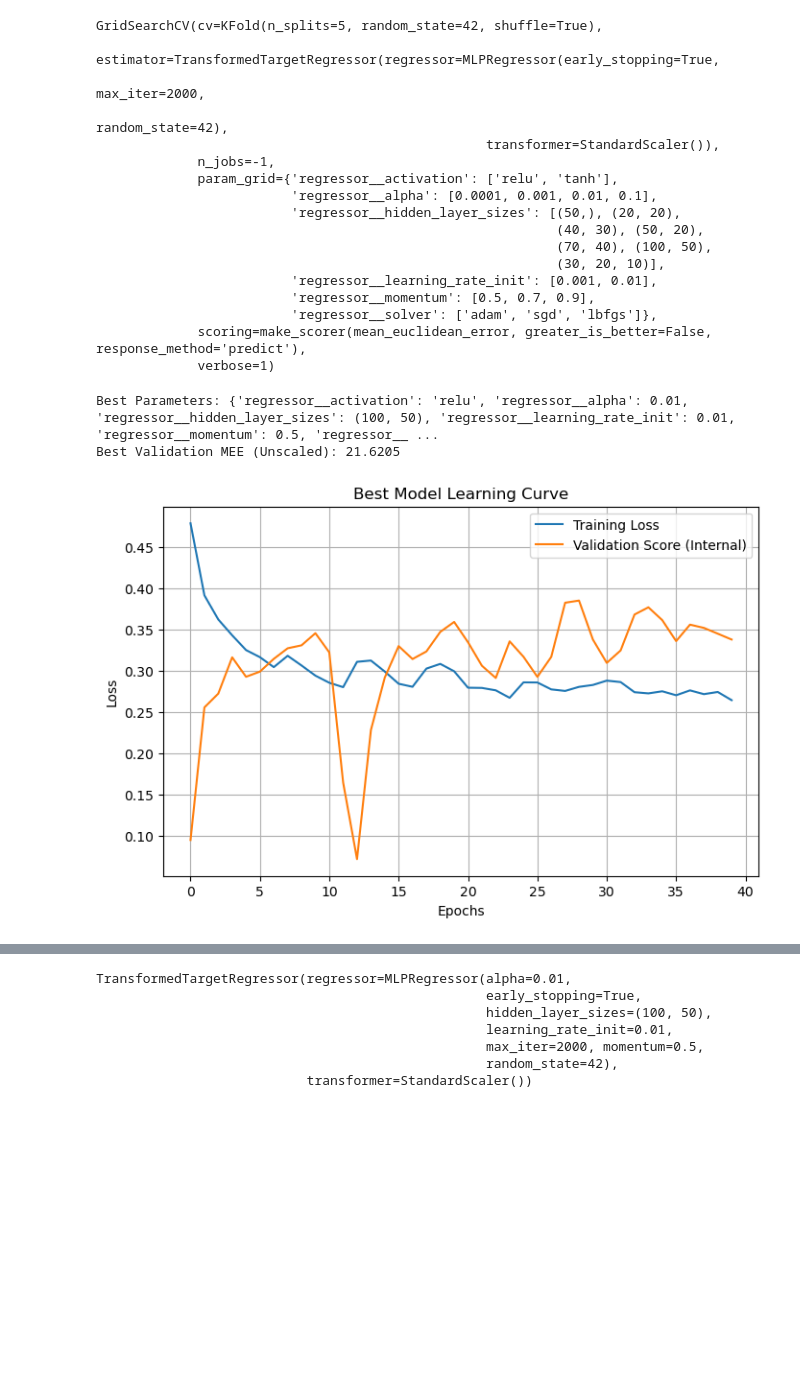
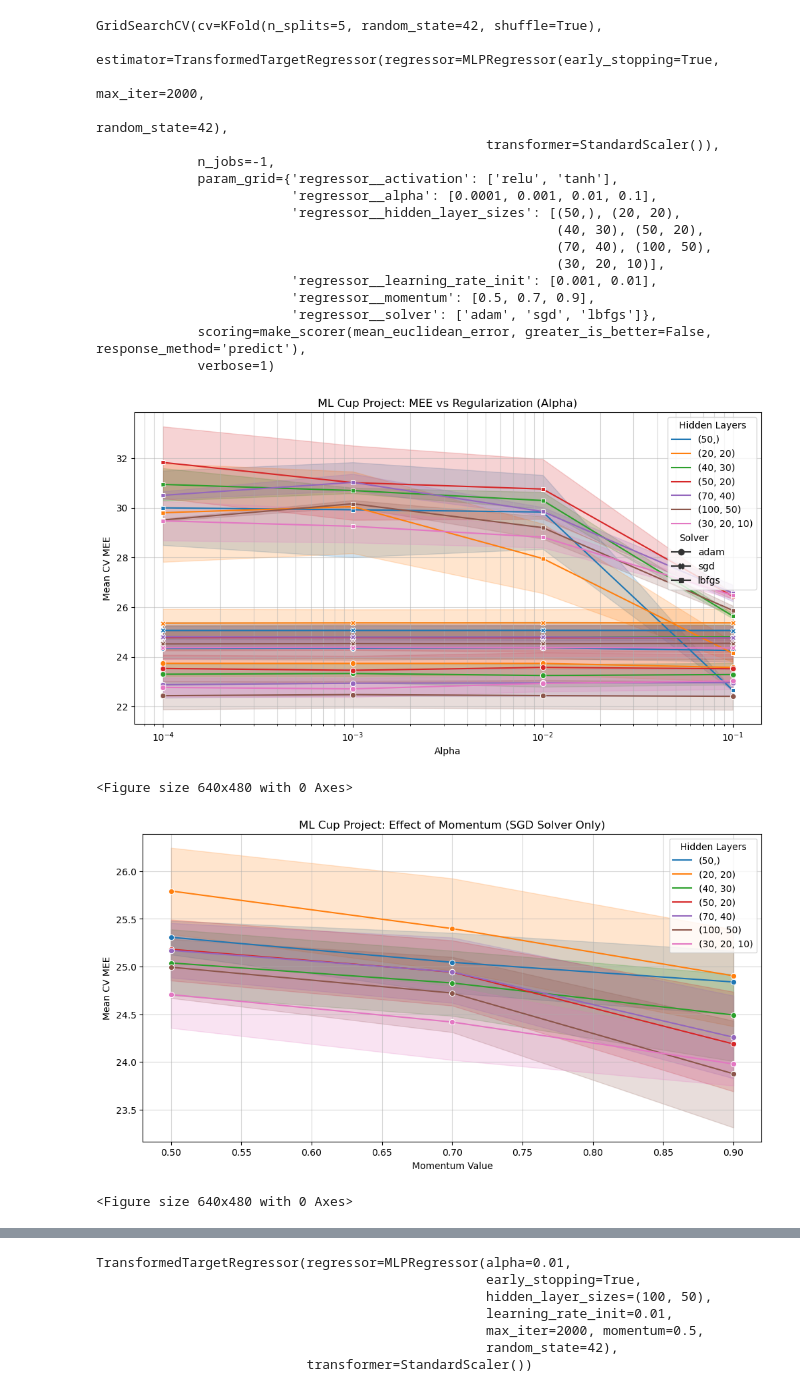
Before and after one commit to abderrahmane-salmi/UNIPI-Machine-Learning-Project, a Jupyter notebook: src/nn/nn-2.ipynb, the cells around one changed output, grey strips where cells are left out. Saved outputs shown, nothing was run; the diff lists cells and outputs as text; code cells hidden in the pictures; blank space fills up the shorter version.

Commit message:
correcting learning curve & adding other plots

```diff
--- a/src/nn/nn-2.ipynb
+++ b/src/nn/nn-2.ipynb
@@ -110,27 +246,11 @@ GridSearchCV(cv=KFold(n_splits=5, random_state=42, shuffle=True),
                          'regressor__solver': ['adam', 'sgd', 'lbfgs']},
              scoring=make_scorer(mean_euclidean_error, greater_is_better=False, response_method='predict'),
              verbose=1)
-# %%
-print(f"\nBest Parameters: {grid_search.best_params_}")
-# Negate score because we used greater_is_better=False
-print(f"Best Validation MEE (Unscaled): {-grid_search.best_score_:.4f}")
-
-# Extract best model (the inner regressor)
-best_model_wrapper = grid_search.best_estimator_
-best_mlp = best_model_wrapper.regressor_
-
-# PLOT LEARNING CURVE (Required for Report)
-plt.figure(figsize=(8, 5))
-plt.plot(best_mlp.loss_curve_, label='Training Loss')
-if best_mlp.validation_scores_:
-    plt.plot(best_mlp.validation_scores_, label='Validation Score (Internal)')
-plt.title('Best Model Learning Curve')
-plt.xlabel('Epochs')
-plt.ylabel('Loss')
-plt.legend()
-plt.grid(True)
-plt.show()
-# %% [output]
-Best Parameters: {'regressor__activation': 'relu', 'regressor__alpha': 0.01, 'regressor__hidden_layer_sizes': (100, 50), 'regressor__learning_rate_init': 0.01, 'regressor__momentum': 0.5, 'regressor__ ...
-Best Validation MEE (Unscaled): 21.6205
-[figure, removed]
+# %%
+results_mlcup = pd.DataFrame(grid_search.cv_results_)
+visualize_results(results_mlcup, "ML Cup Project")
+# %% [output]
+[figure, added]
+<Figure size 640x480 with 0 Axes>
+[figure, added]
+<Figure size 640x480 with 0 Axes>
```
Also changed, not shown: parts of 4 cells of this notebook, 1 other file.
